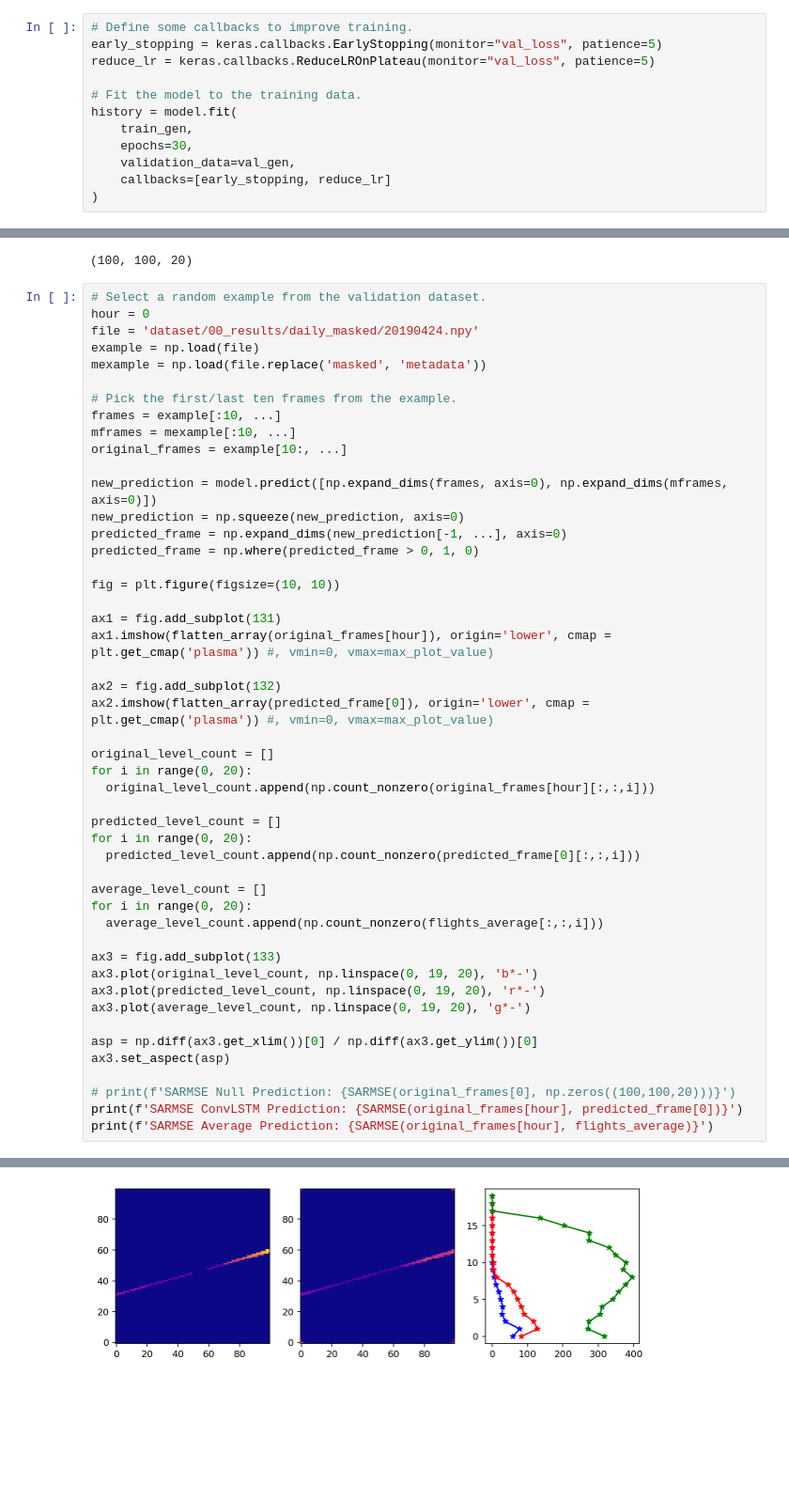
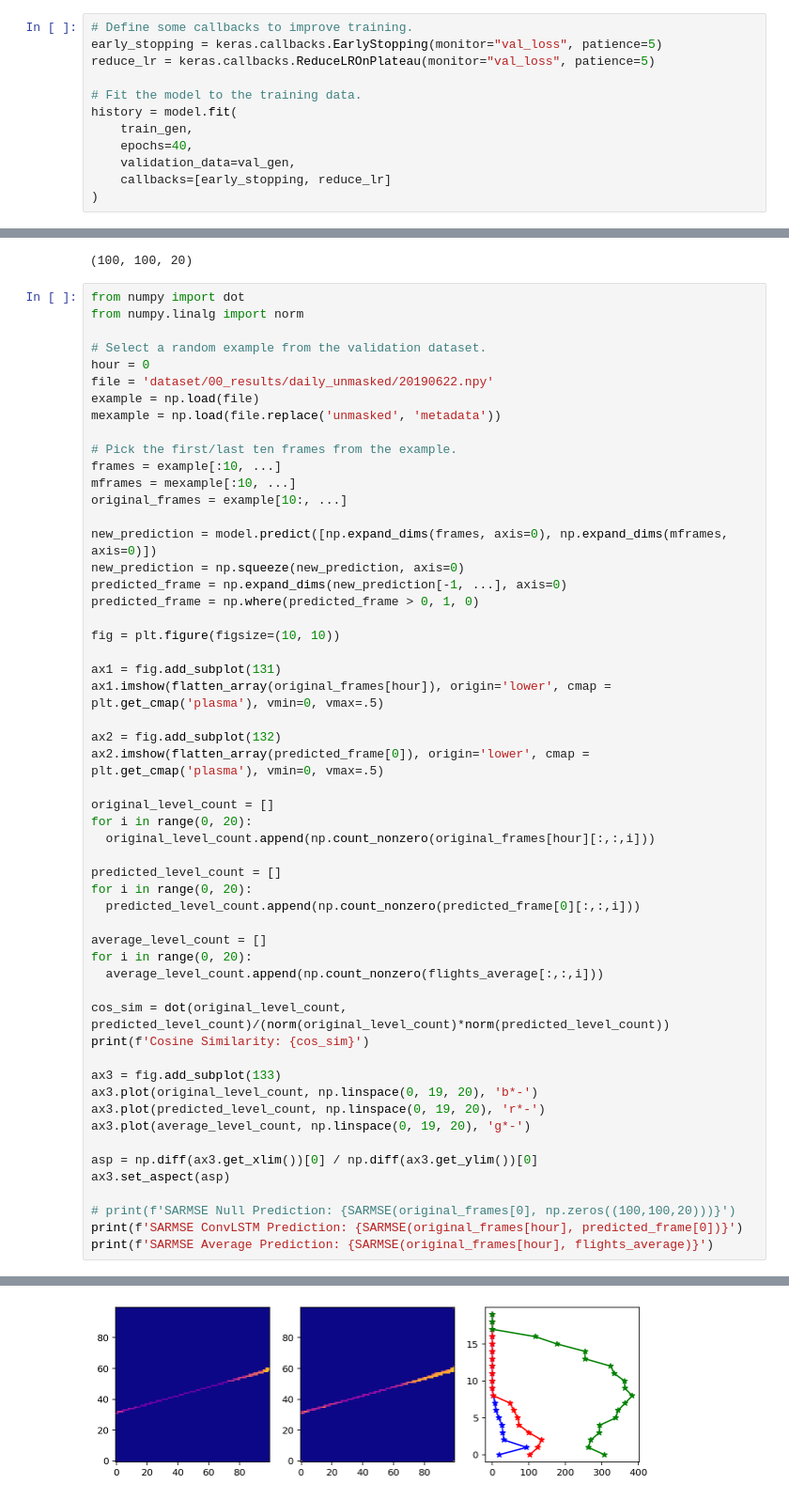
Before and after one commit to naguzmans/opportunistic-utm, a Jupyter notebook: 05_ConvLSTM_Model_Multi.ipynb, the cells around one changed output, grey strips where cells are left out. Shown at 94% size. Saved outputs shown, nothing was run; the diff lists cells and outputs as text; blank space fills up the shorter version.

```diff
--- a/05_ConvLSTM_Model_Multi.ipynb
+++ b/05_ConvLSTM_Model_Multi.ipynb
@@ -315,7 +329,7 @@ reduce_lr = keras.callbacks.ReduceLROnPlateau(monitor="val_loss", patience=5)
 # Fit the model to the training data.
 history = model.fit(
     train_gen,
-    epochs=30,
+    epochs=40,
     validation_data=val_gen,
     callbacks=[early_stopping, reduce_lr]
 )
@@ -376,11 +372,14 @@ flights_average.shape
 # %% [output]
 (100, 100, 20)
 # %%
+from numpy import dot
+from numpy.linalg import norm
+
 # Select a random example from the validation dataset.
 hour = 0
-file = 'dataset/00_results/daily_masked/20190424.npy'
+file = 'dataset/00_results/daily_unmasked/20190622.npy'
 example = np.load(file)
-mexample = np.load(file.replace('masked', 'metadata'))
+mexample = np.load(file.replace('unmasked', 'metadata'))
 
 # Pick the first/last ten frames from the example.
 frames = example[:10, ...]
@@ -395,10 +394,10 @@ predicted_frame = np.where(predicted_frame > 0, 1, 0)
 fig = plt.figure(figsize=(10, 10))
 
 ax1 = fig.add_subplot(131)
-ax1.imshow(flatten_array(original_frames[hour]), origin='lower', cmap = plt.get_cmap('plasma')) #, vmin=0, vmax=max_plot_value)
+ax1.imshow(flatten_array(original_frames[hour]), origin='lower', cmap = plt.get_cmap('plasma'), vmin=0, vmax=.5)
 
 ax2 = fig.add_subplot(132)
-ax2.imshow(flatten_array(predicted_frame[0]), origin='lower', cmap = plt.get_cmap('plasma')) #, vmin=0, vmax=max_plot_value)
+ax2.imshow(flatten_array(predicted_frame[0]), origin='lower', cmap = plt.get_cmap('plasma'), vmin=0, vmax=.5)
 
 original_level_count = []
 for i in range(0, 20):
@@ -412,6 +411,9 @@ average_level_count = []
 for i in range(0, 20):
   average_level_count.append(np.count_nonzero(flights_average[:,:,i]))
 
+cos_sim = dot(original_level_count, predicted_level_count)/(norm(original_level_count)*norm(predicted_level_count))
+print(f'Cosine Similarity: {cos_sim}')
+
 ax3 = fig.add_subplot(133)
 ax3.plot(original_level_count, np.linspace(0, 19, 20), 'b*-')
 ax3.plot(predicted_level_count, np.linspace(0, 19, 20), 'r*-')
@@ -429 +432 @@ SARMSE Average Prediction: 0.14424107725411178
-[figure, old version]
+[figure, new version]
```
Also changed, not shown: parts of 9 cells of this notebook.
